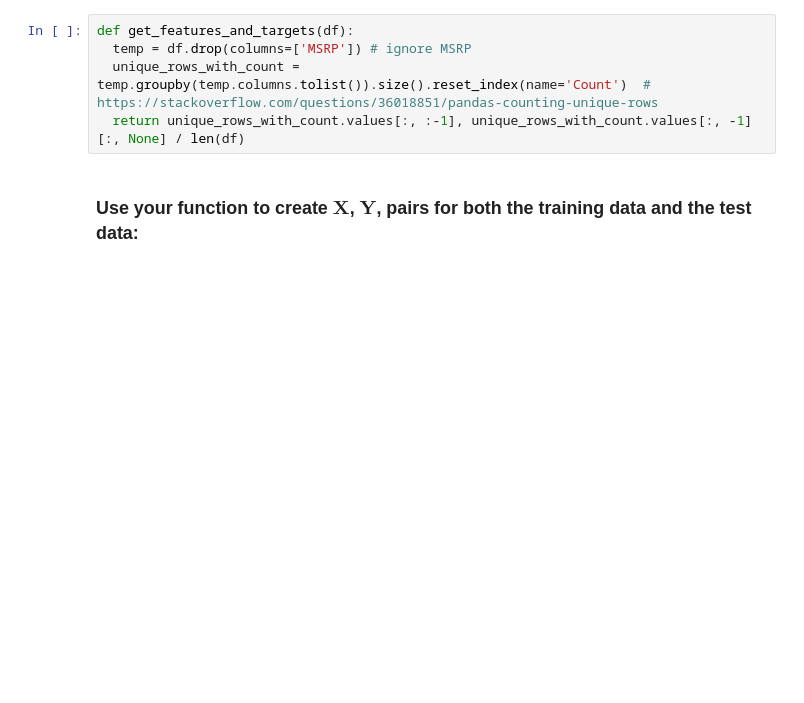
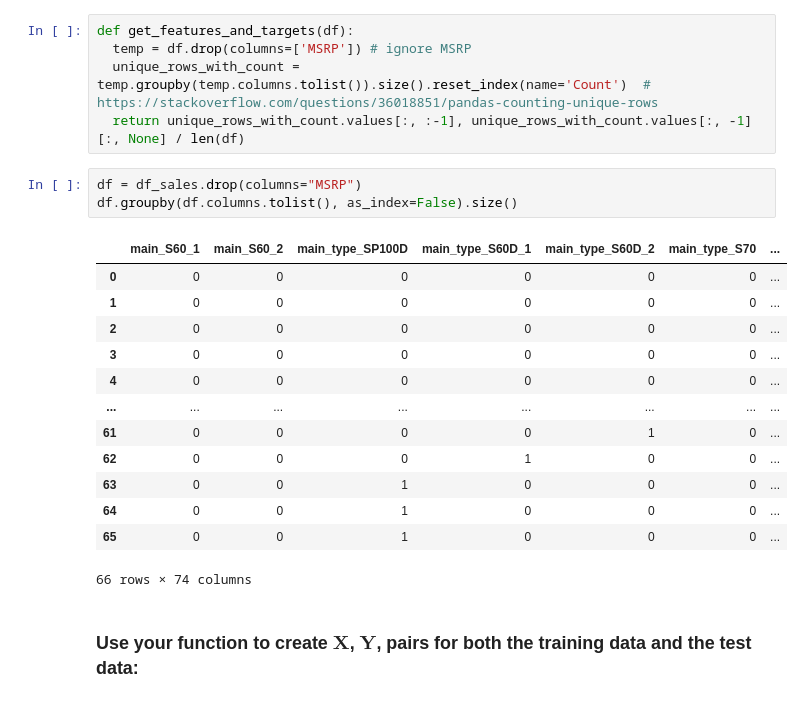
Before and after one commit to ChristianSAW/Fourthbrain, a Jupyter notebook: week1_miniproject_1A_CW.ipynb, the cells around one changed output. Cells and saved outputs as stored; diff of their text form; blank space fills up the shorter version.

```diff
--- a/week1_miniproject_1A_CW.ipynb
+++ b/week1_miniproject_1A_CW.ipynb
@@ -136,6 +136,23 @@ def get_features_and_targets(df):
   temp = df.drop(columns=['MSRP']) # ignore MSRP
   unique_rows_with_count = temp.groupby(temp.columns.tolist()).size().reset_index(name='Count')  # https://stackoverflow.com/questions/36018851/pandas-counting-unique-rows
   return unique_rows_with_count.values[:, :-1], unique_rows_with_count.values[:, -1][:, None] / len(df)
+# %%
+df = df_sales.drop(columns="MSRP")
+df.groupby(df.columns.tolist(), as_index=False).size()
+# %% [output]
+|  | main_S60_1 | main_S60_2 | main_type_SP100D | main_type_S60D_1 | main_type_S60D_2 | main_type_S70 | ... |
+| 0 | 0 | 0 | 0 | 0 | 0 | 0 | ... |
+| 1 | 0 | 0 | 0 | 0 | 0 | 0 | ... |
+| 2 | 0 | 0 | 0 | 0 | 0 | 0 | ... |
+| 3 | 0 | 0 | 0 | 0 | 0 | 0 | ... |
+| 4 | 0 | 0 | 0 | 0 | 0 | 0 | ... |
+| ... | ... | ... | ... | ... | ... | ... | ... |
+| 61 | 0 | 0 | 0 | 0 | 1 | 0 | ... |
+| 62 | 0 | 0 | 0 | 1 | 0 | 0 | ... |
+| 63 | 0 | 0 | 1 | 0 | 0 | 0 | ... |
+| 64 | 0 | 0 | 1 | 0 | 0 | 0 | ... |
+| 65 | 0 | 0 | 1 | 0 | 0 | 0 | ... |
+66 rows × 74 columns
 # %% [markdown]
 ### Use your function to create $\mathbf{X}$, $\mathbf{Y}$, pairs for both the training data and the test data:
 # %%
```
Also changed, not shown: parts of 7 cells of this notebook.
